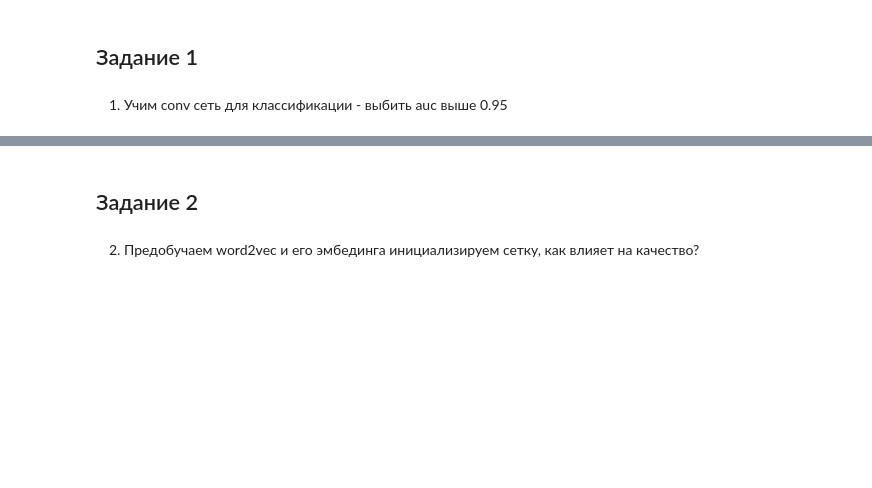
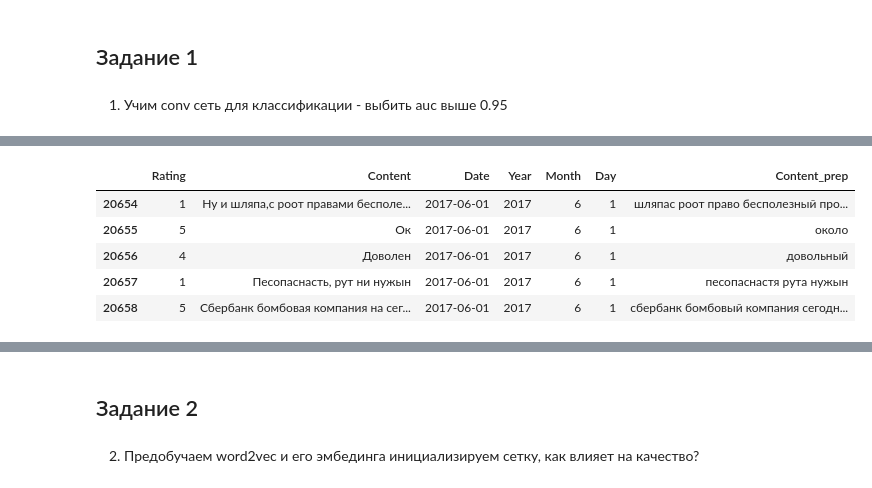
Before and after one commit to VitalyGladyshev/gb_nlp, a Jupyter notebook: HW_05_NLP.ipynb, the cells around one changed output, grey strips where cells are left out. Saved outputs shown, nothing was run; the diff lists cells and outputs as text; code cells hidden in the pictures; blank space fills up the shorter version.

Commit message:
Частично. Создано с помощью Colaboratory

```diff
--- a/HW_05_NLP.ipynb
+++ b/HW_05_NLP.ipynb
@@ -8,0 +15,4 @@ import numpy as np
+# %%
+path_otzv = "/content/gdrive/My Drive/Colab Notebooks/NLP/отзывы за лето.xls"
+# %%
+data = pd.read_excel(path_otzv)
@@ -8,0 +50,5 @@ import numpy as np
+# %%
+data["Year"] = [datetime.strptime(dt, '%Y-%m-%d').year for dt in data["Date"].values]
+data["Month"] = [datetime.strptime(dt, '%Y-%m-%d').month for dt in data["Date"].values]
+data["Day"] = [datetime.strptime(dt, '%Y-%m-%d').day for dt in data["Date"].values]
+data.head()
@@ -12,0 +95,22 @@ import numpy as np
+# %%
+sw = set(get_stop_words("ru"))
+exclude = set(punctuation)
+morpher = MorphAnalyzer()
+
+def preprocess_text(txt):
+    txt = str(txt)
+    txt = "".join(c for c in txt if c not in exclude)
+    txt = txt.lower()
+    txt = re.sub("\sне", "не", txt)
+    txt = [morpher.parse(word)[0].normal_form for word in txt.split() if word not in sw]
+    return " ".join(txt)
+# %%
+data['Content_prep'] = data['Content'].apply(preprocess_text)
+data.tail()
+# %% [output]
+|  | Rating | Content | Date | Year | Month | Day | Content_prep |
+| 20654 | 1 | Ну и шляпа,с роот правами бесполе... | 2017-06-01 | 2017 | 6 | 1 | шляпас роот право бесполезный про... |
+| 20655 | 5 | Ок | 2017-06-01 | 2017 | 6 | 1 | около |
+| 20656 | 4 | Доволен | 2017-06-01 | 2017 | 6 | 1 | довольный |
+| 20657 | 1 | Песопаснасть, рут ни нужын | 2017-06-01 | 2017 | 6 | 1 | песопаснастя рута нужын |
+| 20658 | 5 | Сбербанк бомбовая компания на сег... | 2017-06-01 | 2017 | 6 | 1 | сбербанк бомбовый компания сегодн... |
```
Also changed, not shown: parts of 40 cells of this notebook.
